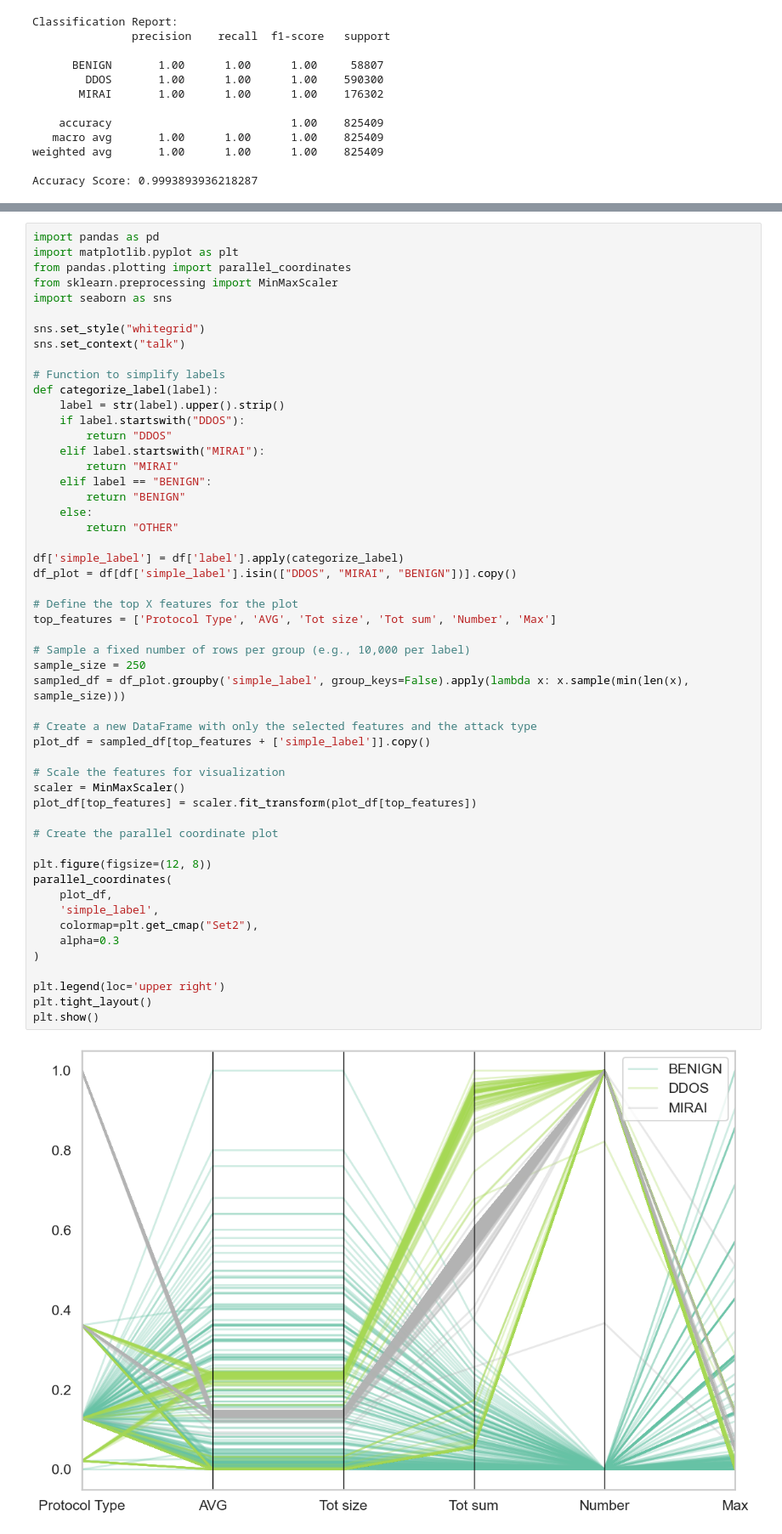
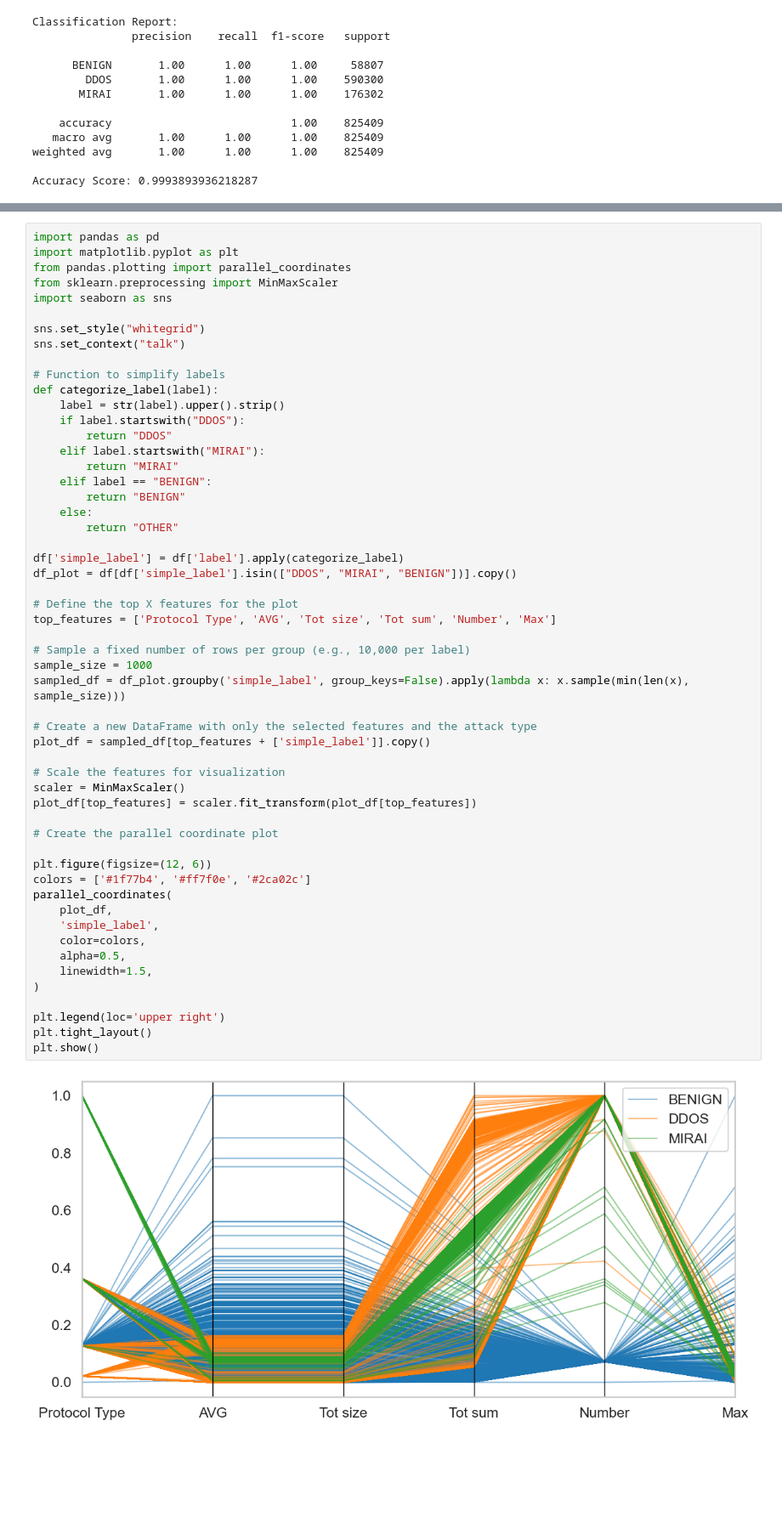
Before and after one commit to jwonnyleaf/CyberToad, a Jupyter notebook: notebooks/analysis.ipynb, the cells around one changed output, grey strips where cells are left out. Shown at 85% size. Saved outputs shown, nothing was run; the diff lists cells and outputs as text; blank space fills up the shorter version.

```diff
--- a/notebooks/analysis.ipynb
+++ b/notebooks/analysis.ipynb
@@ -139,35 +156,37 @@ def categorize_label(label):
     else:
         return "OTHER"
 
 df['simple_label'] = df['label'].apply(categorize_label)
 df_plot = df[df['simple_label'].isin(["DDOS", "MIRAI", "BENIGN"])].copy()
 
 # Define the top X features for the plot
 top_features = ['Protocol Type', 'AVG', 'Tot size', 'Tot sum', 'Number', 'Max']
 
 # Sample a fixed number of rows per group (e.g., 10,000 per label)
-sample_size = 250
+sample_size = 1000
 sampled_df = df_plot.groupby('simple_label', group_keys=False).apply(lambda x: x.sample(min(len(x), sample_size)))
 
 # Create a new DataFrame with only the selected features and the attack type
 plot_df = sampled_df[top_features + ['simple_label']].copy()
 
 # Scale the features for visualization
 scaler = MinMaxScaler()
 plot_df[top_features] = scaler.fit_transform(plot_df[top_features])
 
 # Create the parallel coordinate plot
 
-plt.figure(figsize=(12, 8))
+plt.figure(figsize=(12, 6))
+colors = ['#1f77b4', '#ff7f0e', '#2ca02c']
 parallel_coordinates(
     plot_df,
     'simple_label',
-    colormap=plt.get_cmap("Set2"),
-    alpha=0.3
+    color=colors,
+    alpha=0.5,
+    linewidth=1.5,
 )
 
 plt.legend(loc='upper right')
 plt.tight_layout()
 plt.show()
 # %% [output]
-[figure, old version]
+[figure, new version]
```
Also changed, not shown: parts of 2 cells of this notebook.
